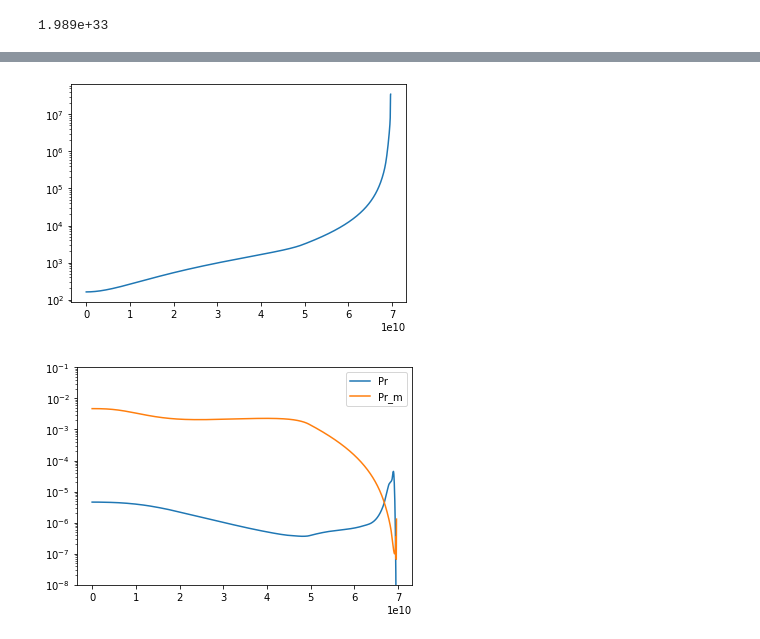
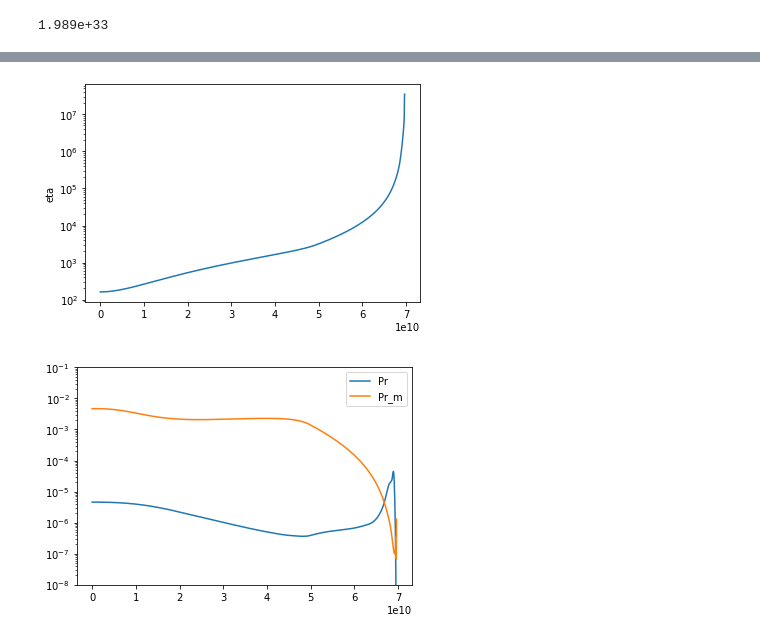
Before and after one commit to illorenzo7/Research_Notes, a Jupyter notebook: Model_S/Diffusions.ipynb, the cells around one changed output, grey strips where cells are left out. Cells and saved outputs as stored; diff of their text form; code cells hidden in the pictures.

```diff
--- a/Model_S/Diffusions.ipynb
+++ b/Model_S/Diffusions.ipynb
@@ -33,9 +32,9 @@ plt.yscale('log')
 # %%
-eta = 1e13*di.tmp**(-1.5)
-plt.plot(rr, eta)
+plt.plot(di.rr, di.eta)
+plt.ylabel('eta')
 plt.yscale('log')
 # %% [output]
-[figure, old version]
+[figure, new version]
 # %%
 # plot Prandtl numbers
 prm = nu/eta
```
Also changed, not shown: parts of 3 cells of this notebook.
